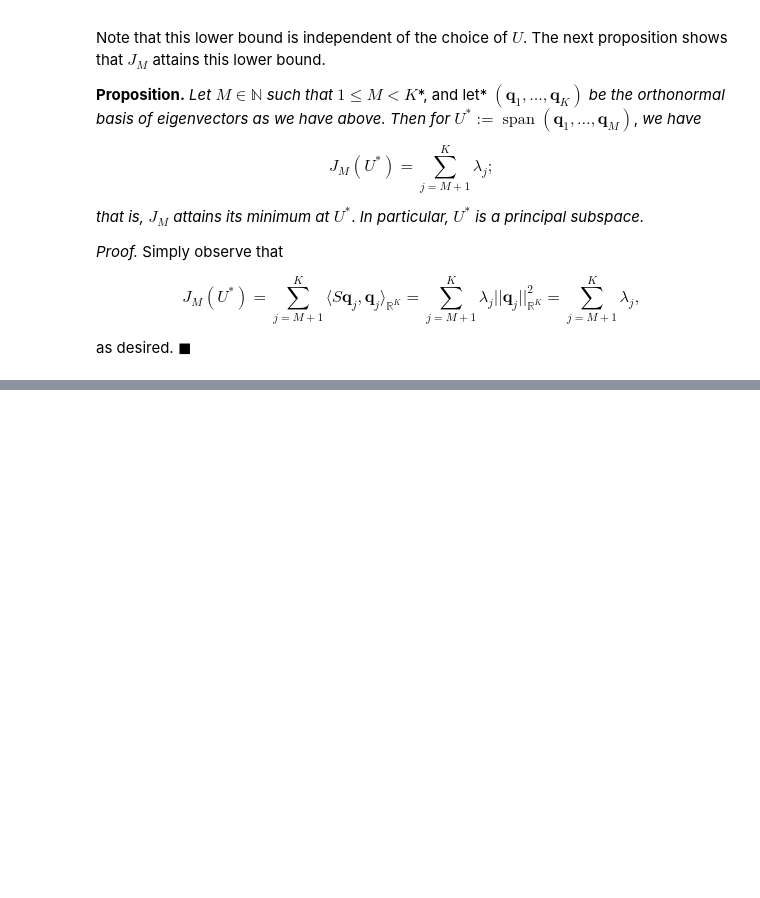
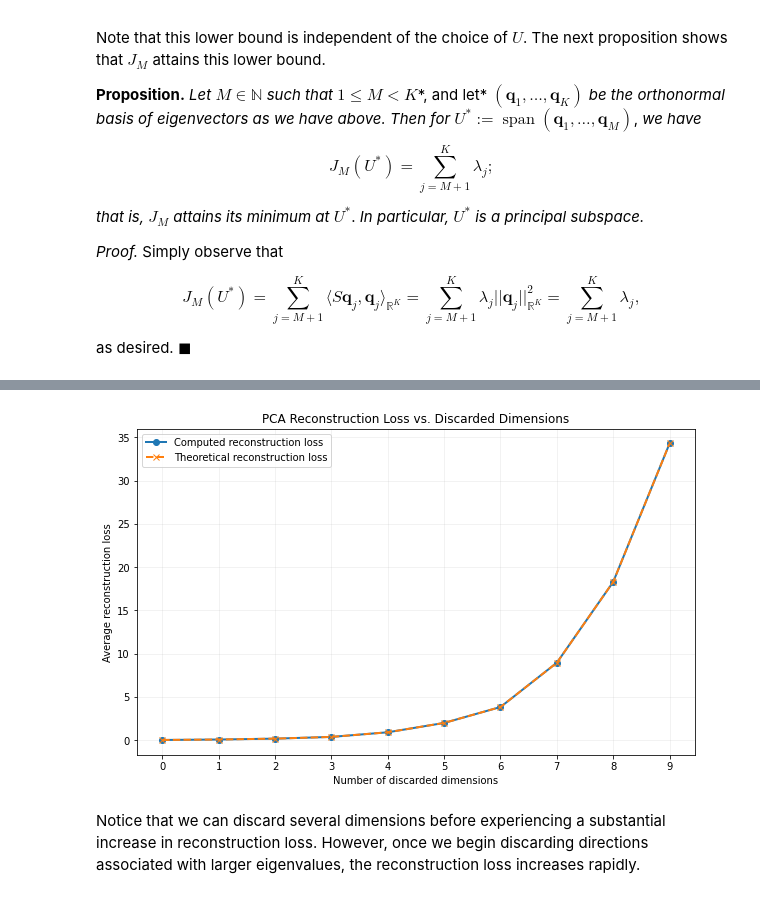
Before and after one commit to ncutrona/Machine-Learning-Resources, a Jupyter notebook: pca.ipynb, the cells around one changed output, grey strips where cells are left out. Saved outputs shown, nothing was run; the diff lists cells and outputs as text; code cells hidden in the pictures; blank space fills up the shorter version.

```diff
--- a/pca.ipynb
+++ b/pca.ipynb
@@ -241,0 +1590,55 @@ We now develop a latent-variable probabilistic perspective of PCA with the tools
+# %%
+discarded_dimensions = np.arange(0, K)
+
+computed_losses = []
+theoretical_losses = []
+
+for d in discarded_dimensions:
+
+    M = K - d
+
+    # Apply PCA
+    B, Z, X_reconstructed, loss, eigenvalues = PCA(X, M)
+
+    # Store the computed reconstruction loss
+    computed_losses.append(loss)
+
+    # Store the theoretical reconstruction loss
+    theoretical_losses.append(np.sum(eigenvalues[M:]))
+
+computed_losses = np.array(computed_losses)
+theoretical_losses = np.array(theoretical_losses)
+
+#Plotting the losses as we discard more dimensions
+
+plt.figure(figsize=(10, 6))
+
+plt.plot(
+    discarded_dimensions,
+    computed_losses,
+    marker="o",
+    linewidth=2,
+    label="Computed reconstruction loss"
+)
+
+plt.plot(
+    discarded_dimensions,
+    theoretical_losses,
+    linestyle="--",
+    marker="x",
+    linewidth=2,
+    label="Theoretical reconstruction loss"
+)
+
+plt.xlabel("Number of discarded dimensions")
+plt.ylabel("Average reconstruction loss")
+plt.title("PCA Reconstruction Loss vs. Discarded Dimensions")
+
+plt.xticks(discarded_dimensions)
+plt.legend()
+plt.grid(alpha=0.2)
+plt.show()
+# %% [output]
+[figure, added]
+# %% [markdown]
+Notice that we can discard several dimensions before experiencing a substantial increase in reconstruction loss. However, once we begin discarding directions associated with larger eigenvalues, the reconstruction loss increases rapidly.
```
Also changed, not shown: parts of 29 cells of this notebook, 1 other file.
